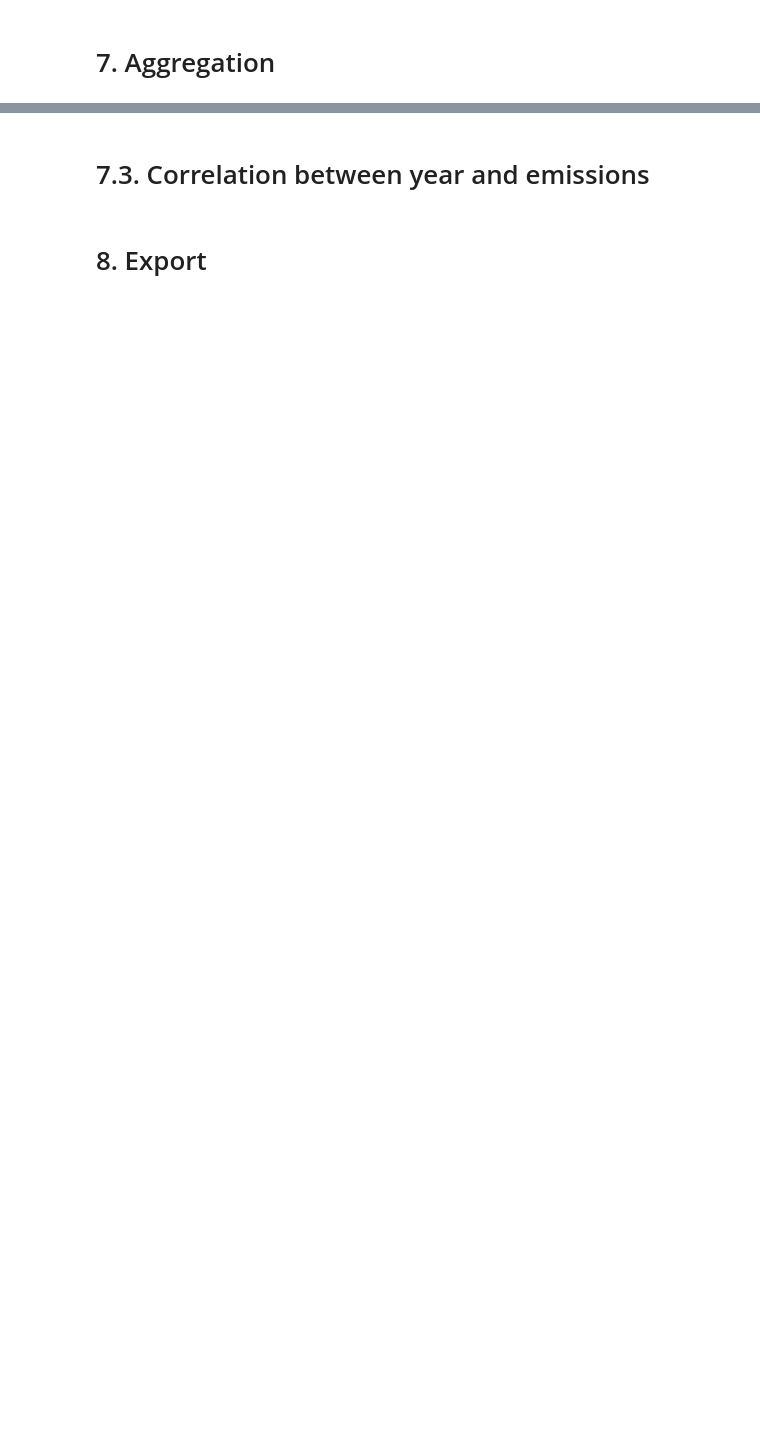
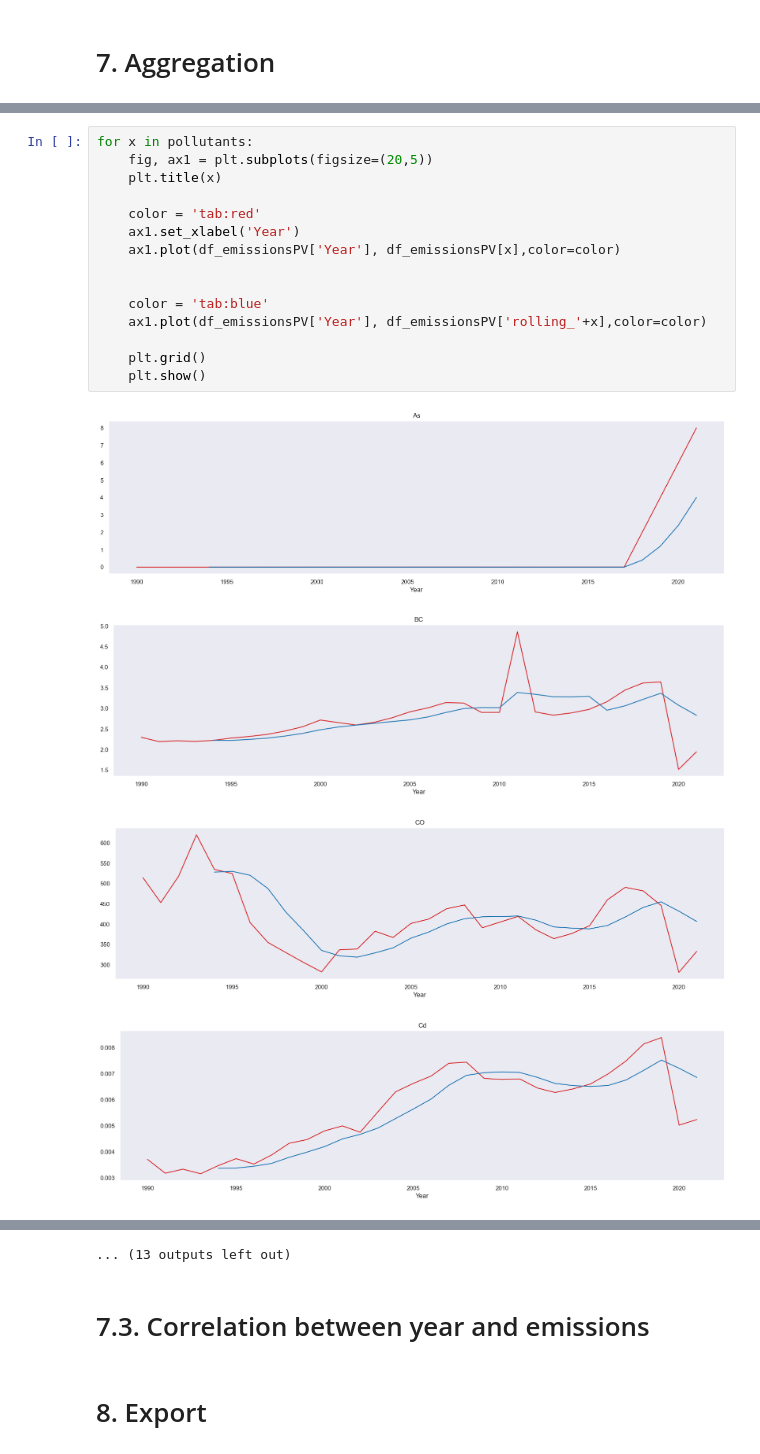
Before and after one commit to simboli/Computer-programming-and-data-management-Assignment, a Jupyter notebook: 001.National emissions LRTAP 2023.ipynb, the cells around one changed output, grey strips where cells are left out. Cells and saved outputs as stored; diff of their text form; blank space fills up the shorter version.

```diff
--- a/001.National emissions LRTAP 2023.ipynb
+++ b/001.National emissions LRTAP 2023.ipynb
@@ -409,0 +510,20 @@ A.to_csv('Export.csv', sep=',', index=False, encoding='utf-8')
+# %%
+for x in pollutants:
+    fig, ax1 = plt.subplots(figsize=(20,5))
+    plt.title(x)
+
+    color = 'tab:red'
+    ax1.set_xlabel('Year')
+    ax1.plot(df_emissionsPV['Year'], df_emissionsPV[x],color=color)
+
+
+    color = 'tab:blue'
+    ax1.plot(df_emissionsPV['Year'], df_emissionsPV['rolling_'+x],color=color)
+
+    plt.grid()
+    plt.show()
+# %% [output]
+[figure, added]
+[figure, added]
+[figure, added]
+[figure, added]
@@ -410,3 +538,4 @@ A.to_csv('Export.csv', sep=',', index=False, encoding='utf-8')
+... (13 outputs left out)
 # %% [markdown]
 # 7.3. Correlation between year and emissions
 # %% [markdown]
```
Also changed, not shown: parts of 42 cells of this notebook, 1 other file.
